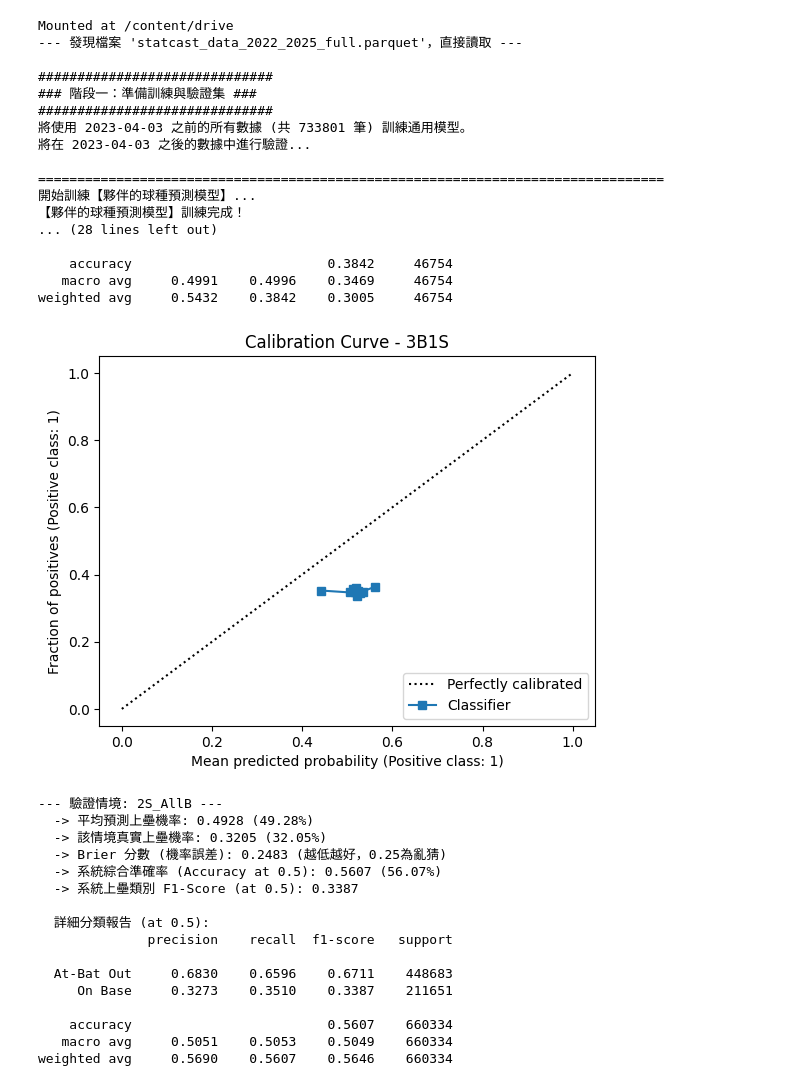
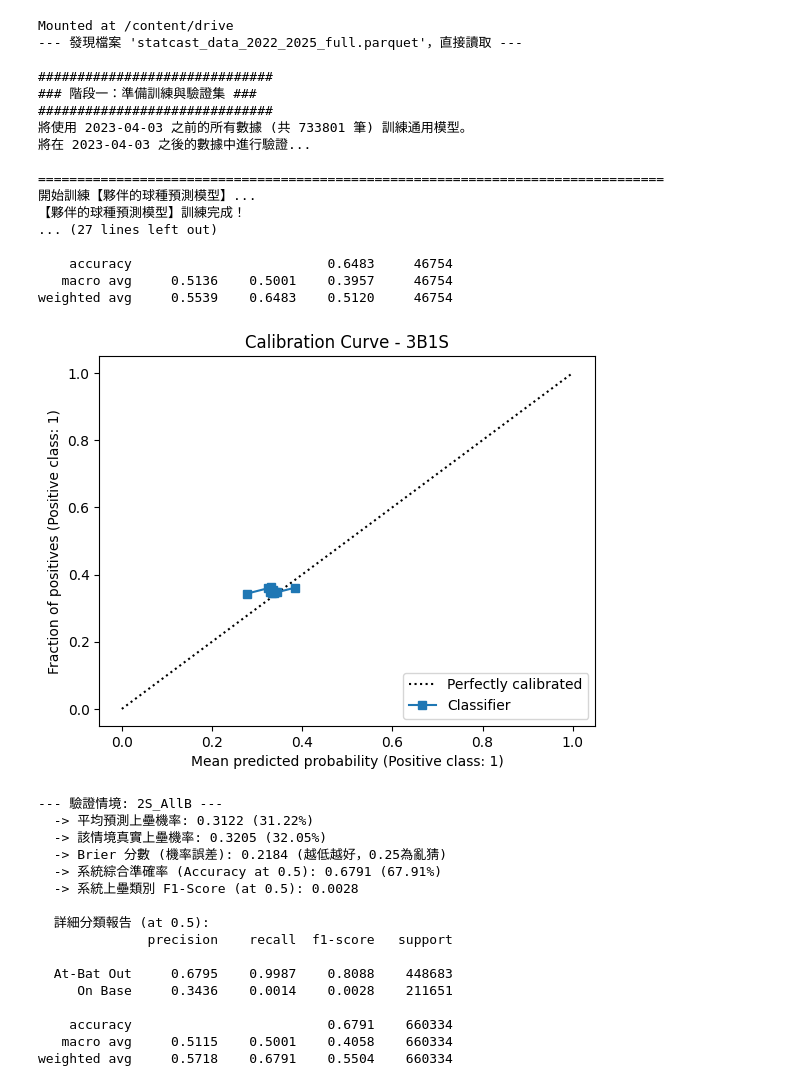
Before and after one commit to NckYang/Baseball-Prediction-Project, a Jupyter notebook: Mixed_Prediction.ipynb, the cells around one changed output. Cells and saved outputs as stored; diff of their text form; code cells hidden in the pictures.

Commit message:
remove pitch type prediction(first removal)

```diff
--- a/Mixed_Prediction.ipynb
+++ b/Mixed_Prediction.ipynb
@@ -112,28 +112,30 @@ def train_at_bat_outcome_model_v34(df_train, partner_model, partner_encoder, par
     model_data['prev_pitch_outcome'] = model_data.groupby(['game_pk', 'at_bat_number'])['pitch_outcome'].shift(1).fillna('First_Pitch')
 
     # 3. 建立球種機率特徵
-    print("  -> 正在使用夥伴模型生成球種機率特徵...")
-    X_partner = model_data.copy()
-    X_partner = pd.get_dummies(X_partner, columns=['stand', 'prev_pitch_type', 'prev_pitch_outcome'], drop_first=False)
-    for f in partner_features:
-        if f not in X_partner.columns: X_partner[f] = 0
-    X_partner = X_partner[partner_features]
-    pitch_probas = partner_model.predict_proba(X_partner)
-    proba_df = pd.DataFrame(pitch_probas, columns=[f"proba_{c}" for c in partner_encoder.classes_], index=model_data.index)
-    model_data = pd.concat([model_data, proba_df], axis=1)
+    # print("  -> 正在使用夥伴模型生成球種機率特徵...")
+    # X_partner = model_data.copy()
+    # X_partner = pd.get_dummies(X_partner, columns=['stand', 'prev_pitch_type', 'prev_pitch_outcome'], drop_first=False)
+    # for f in partner_features:
+    #     if f not in X_partner.columns: X_partner[f] = 0
+    # X_partner = X_partner[partner_features]
+    # pitch_probas = partner_model.predict_proba(X_partner)
+    # proba_df = pd.DataFrame(pitch_probas, columns=[f"proba_{c}" for c in partner_encoder.classes_], index=model_data.index)
+    # model_data = pd.concat([model_data, proba_df], axis=1)
 
     # 4. 最終數據準備
     CAT_FEATURES = ['stand', 'p_throws', 'prev_pitch_type', 'prev_pitch_outcome']
     NUM_FEATURES = ['balls', 'strikes', 'outs_when_up', 'inning', 'on_1b', 'on_2b', 'on_3b', 'pitch_number']
-    PROBA_FEATURES = [col for col in model_data.columns if col.startswith('proba_')]
+    # PROBA_FEATURES = [col for col in model_data.columns if col.startswith('proba_')]
 
-    model_data.dropna(subset=PROBA_FEATURES + ['at_bat_outcome'], inplace=True) # 確保機率和目標都存在
+    #model_data.dropna(subset=PROBA_FEATURES + ['at_bat_outcome'], inplace=True) # 確保機率和目標都存在
+    model_data.dropna(subset=['at_bat_outcome'], inplace=True) # <-- 新的：只檢查 at_bat_outcome
 
     encoders = {}
     for col in CAT_FEATURES:
         le = LabelEncoder(); model_data[col] = le.fit_transform(model_data[col].astype(str)); encoders[col] = le
 
-    ALL_FEATURES = NUM_FEATURES + CAT_FEATURES + PROBA_FEATURES
+    # ALL_FEATURES = NUM_FEATURES + CAT_FEATURES + PROBA_FEATURES
+    ALL_FEATURES = NUM_FEATURES + CAT_FEATURES # <-- 新的：只使用原始特徵
     X = model_data[ALL_FEATURES]; y = model_data['at_bat_outcome']
 
     # 檢查數據是否足夠
@@ -142,7 +144,7 @@ def train_at_bat_outcome_model_v34(df_train, partner_model, partner_encoder, par
 
     # 5. 訓練 v34 核心模型
     model_scale_pos_weight = (y == 0).sum() / (y.sum() if y.sum() > 0 else 1)
-    model = xgb.XGBClassifier(random_state=42, eval_metric='logloss', objective='binary:logistic', use_label_encoder=False, scale_pos_weight=model_scale_pos_weight, n_estimators=150, max_depth=5, learning_rate=0.05)
+    model = xgb.XGBClassifier(random_state=42, eval_metric='logloss', objective='binary:logistic', use_label_encoder=False, n_estimators=150, max_depth=5, learning_rate=0.05)
     model.fit(X, y)
     print("【v34 宏觀策略模型】訓練完成！"); return model, encoders, ALL_FEATURES
 
@@ -273,51 +275,51 @@ def run_systematic_validation_v34(full_data, num_validation_samples=1000):
         print("\n  詳細分類報告 (at 0.5):")
         print(classification_report(y_context, y_pred_class, target_names=['At-Bat Out', 'On Base'], zero_division=0, digits=4))
 
         # --- 繪製校準曲線 ---
         fig, ax = plt.subplots()
         CalibrationDisplay.from_predictions(y_context, y_pred_proba, n_bins=10, ax=ax, strategy='quantile')
         ax.set_title(f"Calibration Curve - {context_name}")
         plt.show()
 
 # ========== MAIN EXECUTION BLOCK ==========
 if __name__ == "__main__":
     drive_folder_path = '/content/drive/MyDrive/MLB_Statcast_Data/'
     full_data_path = os.path.join(drive_folder_path, "statcast_data_2022_2025_full.parquet")
     full_data = get_statcast_data(full_data_path)
     if full_data is not None:
         run_systematic_validation_v34(full_data=full_data)
 # %% [output]
 Mounted at /content/drive
 --- 發現檔案 'statcast_data_2022_2025_full.parquet'，直接讀取 ---
 
 ##############################
 ### 階段一：準備訓練與驗證集 ###
 ##############################
 將使用 2023-04-03 之前的所有數據 (共 733801 筆) 訓練通用模型。
 將在 2023-04-03 之後的數據中進行驗證...
 
 ================================================================================
 開始訓練【夥伴的球種預測模型】...
 【夥伴的球種預測模型】訓練完成！
-... (28 lines left out)
+... (27 lines left out)
 
-    accuracy                         0.3842     46754
-   macro avg     0.4991    0.4996    0.3469     46754
-weighted avg     0.5432    0.3842    0.3005     46754
+    accuracy                         0.6483     46754
+   macro avg     0.5136    0.5001    0.3957     46754
+weighted avg     0.5539    0.6483    0.5120     46754
-[figure, old version]
+[figure, new version]
 --- 驗證情境: 2S_AllB ---
-  -> 平均預測上壘機率: 0.4928 (49.28%)
+  -> 平均預測上壘機率: 0.3122 (31.22%)
   -> 該情境真實上壘機率: 0.3205 (32.05%)
-  -> Brier 分數 (機率誤差): 0.2483 (越低越好，0.25為亂猜)
-  -> 系統綜合準確率 (Accuracy at 0.5): 0.5607 (56.07%)
-  -> 系統上壘類別 F1-Score (at 0.5): 0.3387
+  -> Brier 分數 (機率誤差): 0.2184 (越低越好，0.25為亂猜)
+  -> 系統綜合準確率 (Accuracy at 0.5): 0.6791 (67.91%)
+  -> 系統上壘類別 F1-Score (at 0.5): 0.0028
 
   詳細分類報告 (at 0.5):
               precision    recall  f1-score   support
 
-  At-Bat Out     0.6830    0.6596    0.6711    448683
-     On Base     0.3273    0.3510    0.3387    211651
+  At-Bat Out     0.6795    0.9987    0.8088    448683
+     On Base     0.3436    0.0014    0.0028    211651
 
-    accuracy                         0.5607    660334
-   macro avg     0.5051    0.5053    0.5049    660334
-weighted avg     0.5690    0.5607    0.5646    660334
+    accuracy                         0.6791    660334
+   macro avg     0.5115    0.5001    0.4058    660334
+weighted avg     0.5718    0.6791    0.5504    660334
```
Also changed, not shown: parts of 1 cell of this notebook.
